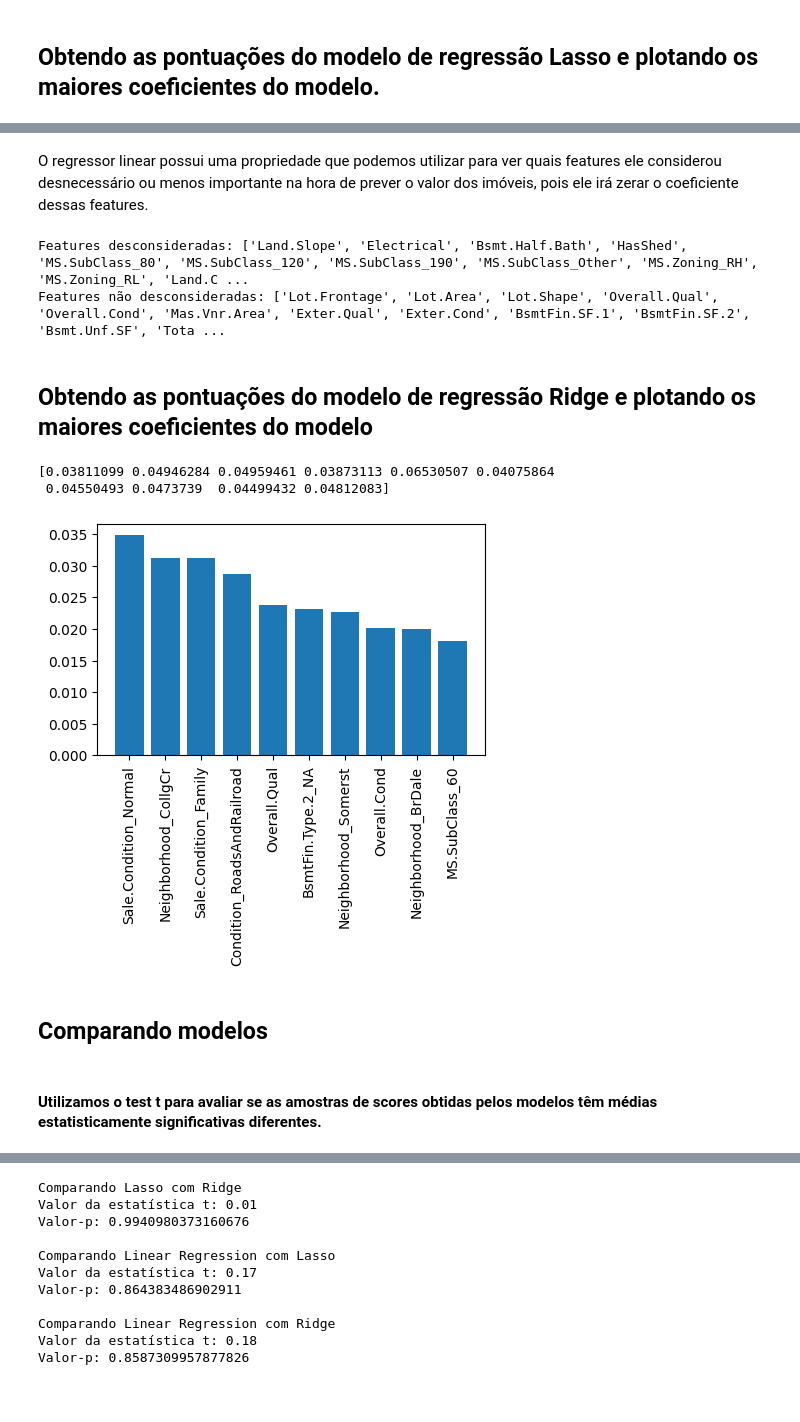
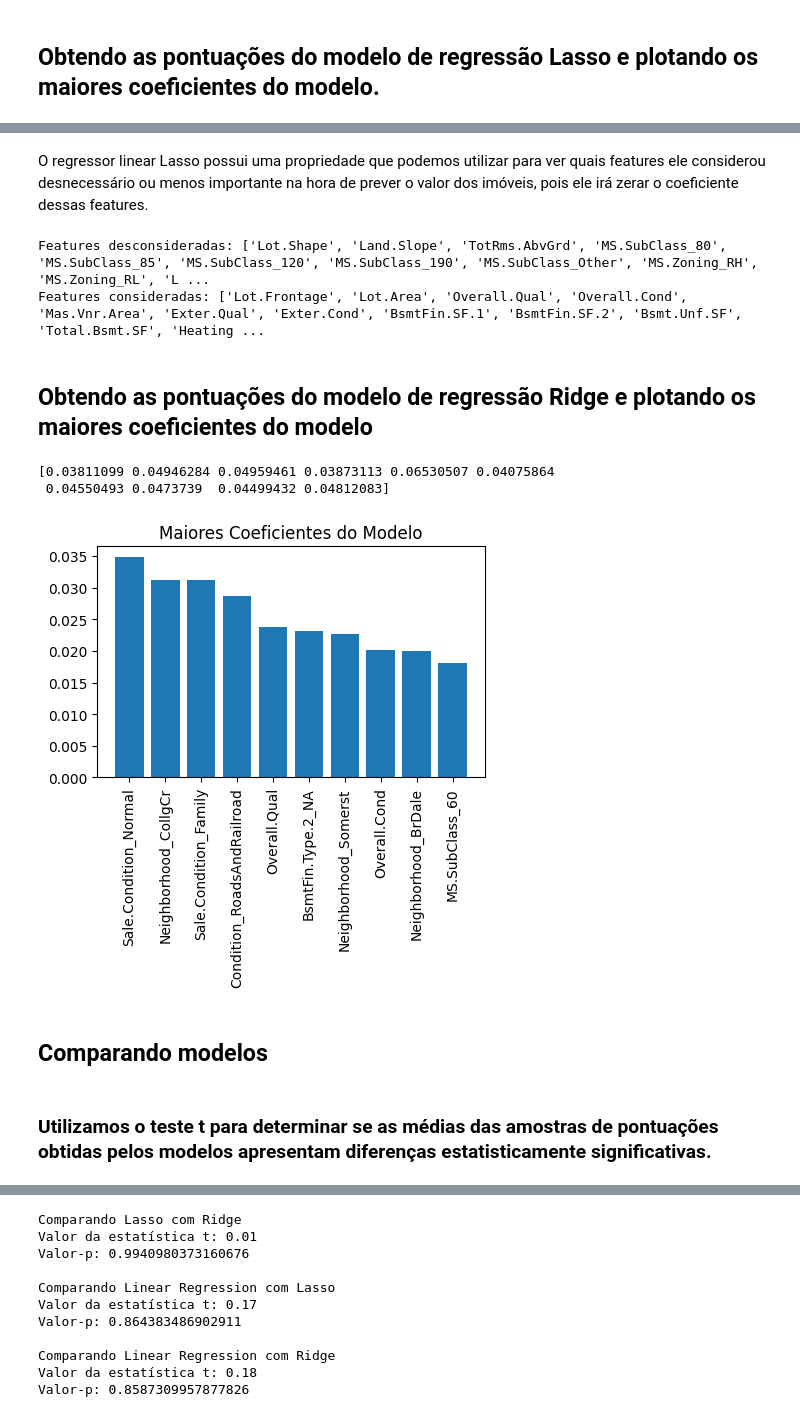
Before and after one commit to GustavoAntony/AmesML, a Jupyter notebook: notebooks/03_linear_regression_modeling.ipynb, the cells around one changed output, grey strips where cells are left out. Saved outputs shown, nothing was run; the diff lists cells and outputs as text; code cells hidden in the pictures.

```diff
--- a/notebooks/03_linear_regression_modeling.ipynb
+++ b/notebooks/03_linear_regression_modeling.ipynb
@@ -350,7 +350,7 @@ y.shape, ytrain.shape, ytest.shape
 # %% [output]
 ((2751,), (2063,), (688,))
 # %%
-def plot_importances(data_columns, feature_importances):
+def plot_importances(data_columns, feature_importances,title):
     l = zip(data_columns, feature_importances)
     sorted_list = sorted(l, key=lambda x: x[1], reverse=True)
     dict_importances = {col : importance for col, importance in sorted_list}
@@ -359,6 +359,7 @@ def plot_importances(data_columns, feature_importances):
     y_plot = list(dict_plot.values())
     #ploting the graph
     plt.figure(figsize=(5,3))
+    plt.title(title)
     plt.bar(x_plot, y_plot)
     plt.xticks(rotation=90)
     plt.show()
@@ -575,5 +576,5 @@ plot_importances(data_columns, lasso_coeficientes)
 # %% [markdown]
-O regressor linear possui uma propriedade que podemos utilizar para ver quais features ele considerou desnecessário ou menos importante na hora de prever o valor dos imóveis, pois ele irá zerar o coeficiente dessas features.
+O regressor linear Lasso possui uma propriedade que podemos utilizar para ver quais features ele considerou desnecessário ou menos importante na hora de prever o valor dos imóveis, pois ele irá zerar o coeficiente dessas features.
 # %%
 coeficientes = lasso.coef_
 
@@ -584,49 +585,49 @@ not_ignored_features = [X.columns[i] for i, coef in enumerate(coeficientes) if c
 
 print("Features desconsideradas:", ignored_features)
 
-print("Features não desconsideradas:", not_ignored_features)
+print("Features consideradas:", not_ignored_features)
 # %% [output]
-Features desconsideradas: ['Land.Slope', 'Electrical', 'Bsmt.Half.Bath', 'HasShed', 'MS.SubClass_80', 'MS.SubClass_120', 'MS.SubClass_190', 'MS.SubClass_Other', 'MS.Zoning_RH', 'MS.Zoning_RL', 'Land.C ...
-Features não desconsideradas: ['Lot.Frontage', 'Lot.Area', 'Lot.Shape', 'Overall.Qual', 'Overall.Cond', 'Mas.Vnr.Area', 'Exter.Qual', 'Exter.Cond', 'BsmtFin.SF.1', 'BsmtFin.SF.2', 'Bsmt.Unf.SF', 'Tota ...
+Features desconsideradas: ['Lot.Shape', 'Land.Slope', 'TotRms.AbvGrd', 'MS.SubClass_80', 'MS.SubClass_85', 'MS.SubClass_120', 'MS.SubClass_190', 'MS.SubClass_Other', 'MS.Zoning_RH', 'MS.Zoning_RL', 'L ...
+Features consideradas: ['Lot.Frontage', 'Lot.Area', 'Overall.Qual', 'Overall.Cond', 'Mas.Vnr.Area', 'Exter.Qual', 'Exter.Cond', 'BsmtFin.SF.1', 'BsmtFin.SF.2', 'Bsmt.Unf.SF', 'Total.Bsmt.SF', 'Heating ...
 # %% [markdown]
 ## Obtendo as pontuações do modelo de regressão Ridge e plotando os maiores coeficientes do modelo
 # %%
 from sklearn.linear_model import Ridge
 
 # Vamos procurar os melhores parâmetros para o Ridge
 
 grid_search = GridSearchCV(
     Ridge(random_state=RANDOM_SEED),
     {'alpha': [0.01, 0.1, 1, 10, 100]},
     cv=4,
     n_jobs=-1,
     scoring='neg_mean_squared_error',
     return_train_score=True
 )
 
 grid_search.fit(Xtrain, ytrain)
 
 # Vamos adotar o melhor regressor, ou seja, o Ridge com os melhores hiperparâmetros.
 ridge = grid_search.best_estimator_
 
 # Agora vamos medir o desempenho deste regressor com validação cruzada.
 ridge_scores = cross_val_score(ridge, Xtrain, ytrain,
                                     scoring="neg_mean_squared_error", cv=10, n_jobs=-1)
 
 ridge_rmse_scores = np.sqrt(-ridge_scores)
 
 ridge_coeficientes = ridge.coef_
 
 print(ridge_rmse_scores)
-plot_importances(data_columns, ridge_coeficientes)
+plot_importances(data_columns, ridge_coeficientes,"Maiores Coeficientes do Modelo")
 # %% [output]
 [0.03811099 0.04946284 0.04959461 0.03873113 0.06530507 0.04075864
  0.04550493 0.0473739  0.04499432 0.04812083]
-[figure, old version]
+[figure, new version]
 # %% [markdown]
 ## Comparando modelos
 # %% [markdown]
-#### Utilizamos o test t para avaliar se as amostras de scores obtidas pelos modelos têm médias estatisticamente significativas diferentes.
+### Utilizamos o teste t para determinar se as médias das amostras de pontuações obtidas pelos modelos apresentam diferenças estatisticamente significativas.
 # %%
 from scipy.stats import ttest_ind
 
```
Also changed, not shown: parts of 6 cells of this notebook, 6 other files.
